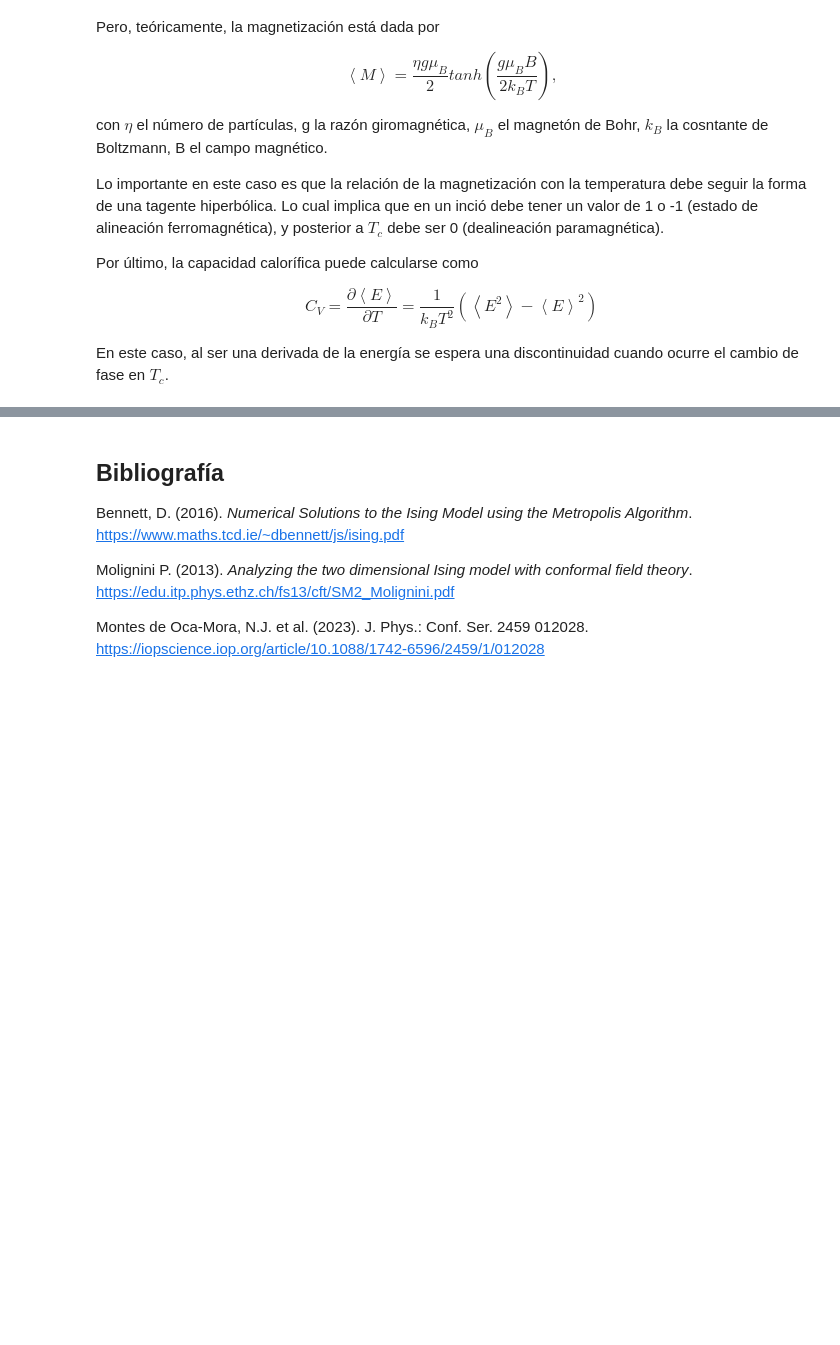
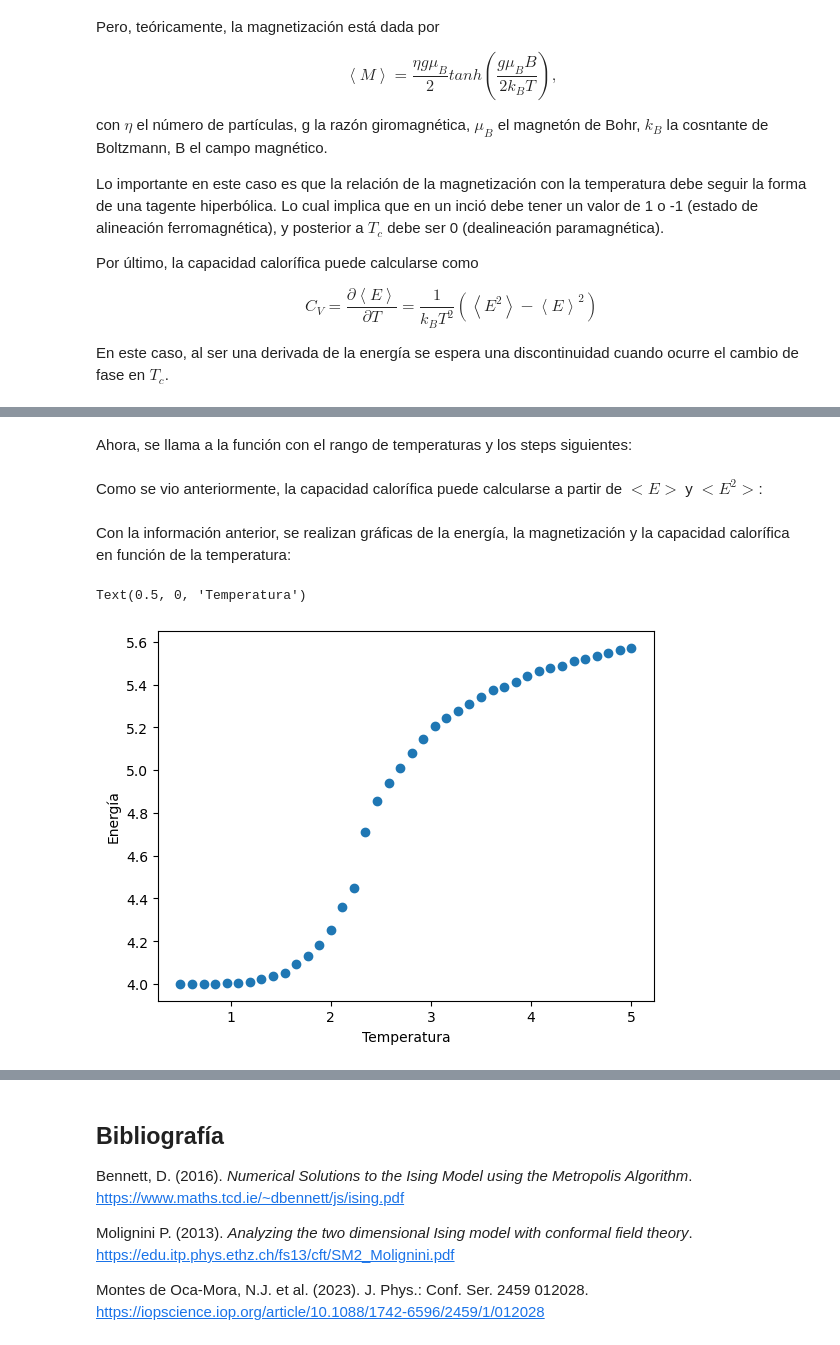
Before and after one commit to d1eg011/Proyecto_FC, a Jupyter notebook: proyecto_fc.ipynb, the cells around one changed output, grey strips where cells are left out. Drawn from its saved outputs; the diff is of its cells as text; code cells hidden in the pictures; blank space fills up the shorter version.

```diff
--- a/proyecto_fc.ipynb
+++ b/proyecto_fc.ipynb
@@ -188,13 +119,13 @@ import numpy as np
 def simulate_Ising(Ti, Tf, steps, size, mcsteps, init_state=1, J=1, kb=1):
 
     def calculate_energy():
-        energies = (
+        neighbors_sum = (
             np.roll(spins, 1, axis=1)
             + np.roll(spins, -1, axis=1)
             + np.roll(spins, 1, axis=0)
             + np.roll(spins, -1, axis=0)
         )
-        return energies.sum()
+        return -J * neighbors_sum.sum()
 
     def calculate_dE(i, j):
         dE = (
@@ -248,3 +179,13 @@ def simulate_Ising(Ti, Tf, steps, size, mcsteps, init_state=1, J=1, kb=1):
 
 
     return energies, magnetizations, temperatures
+# %% [markdown]
+Ahora, se llama a la función con el rango de temperaturas y los steps siguientes:
+# %%
+Ti, Tf, steps, size = 0.5, 5, 40, 20
+thermsteps = 500000
+mcsteps = 300000
+energies, magnetizations, temperatures = simulate_Ising(Ti, Tf, steps, size, thermsteps + mcsteps, init_state=-1)
+Es = energies[:, thermsteps:]
+# %% [markdown]
+Como se vio anteriormente, la capacidad calorífica puede calcularse a partir de $<E>$ y $<E^2>$:
@@ -250,0 +194,10 @@ def simulate_Ising(Ti, Tf, steps, size, mcsteps, init_state=1, J=1, kb=1):
+# %% [markdown]
+Con la información anterior, se realizan gráficas de la energía, la magnetización y la capacidad calorífica en función de la temperatura:
+# %%
+import matplotlib.pyplot as plt
+plt.plot(temperatures, Es.mean(axis=1) / (size * size), linestyle='None', marker='o')
+plt.ylabel("Energía")
+plt.xlabel("Temperatura")
+# %% [output]
+Text(0.5, 0, 'Temperatura')
+[figure, added]
```
Also changed, not shown: parts of 18 cells of this notebook.
